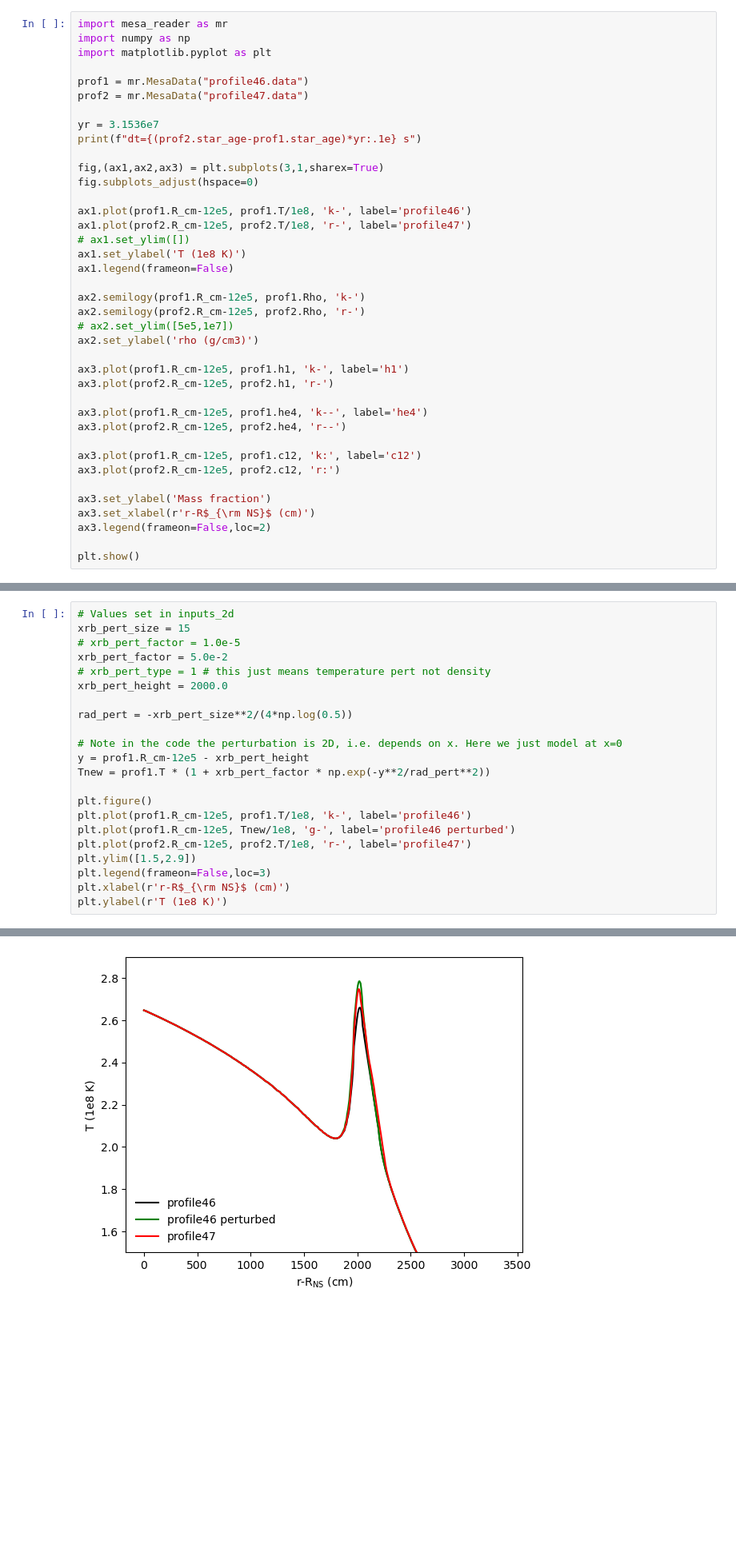
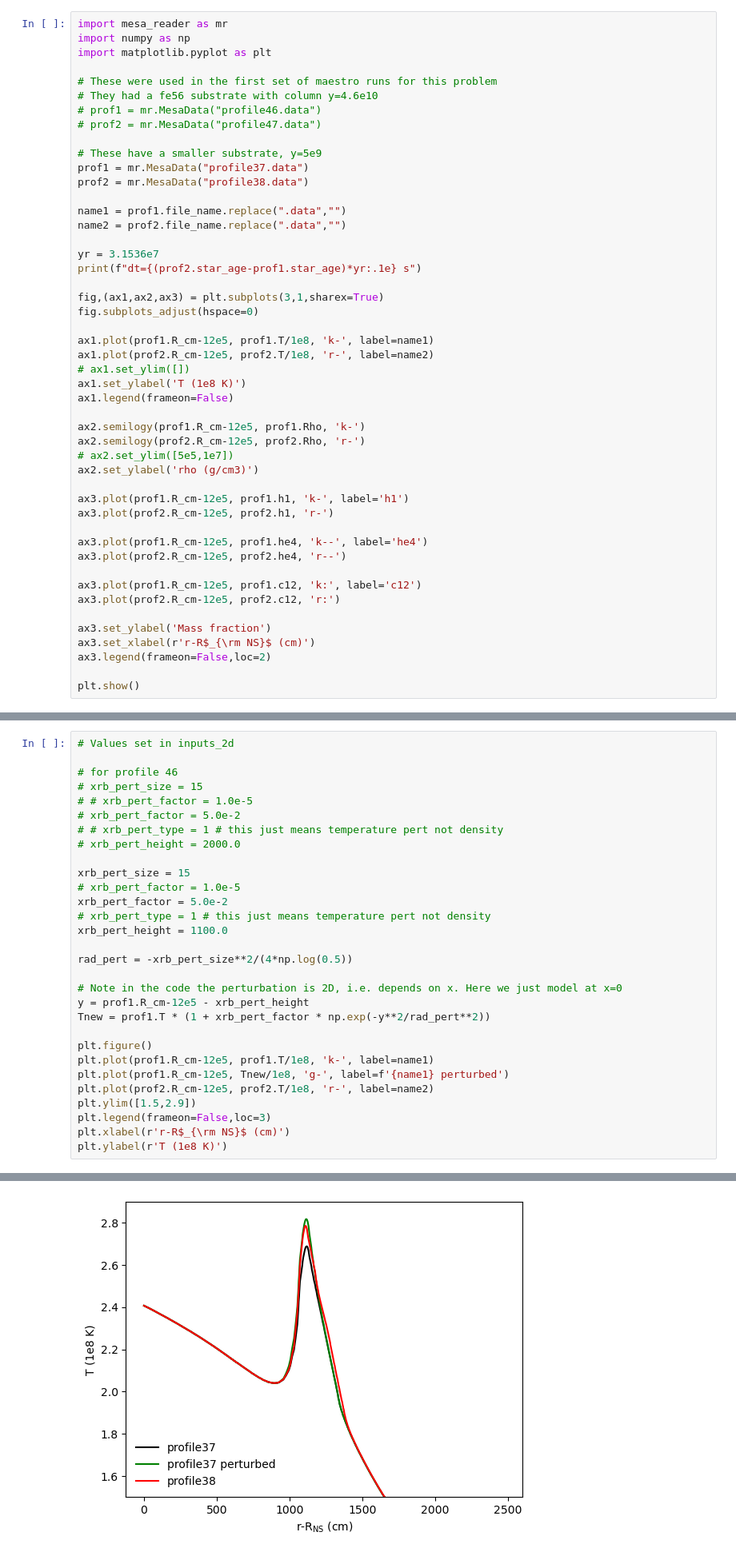
Before and after one commit to AMReX-Astro/MAESTROeX, a Jupyter notebook: Exec/science/xrb_layered/create_initial_model/ignition_analysis.ipynb, the cells around one changed output, grey strips where cells are left out. Shown at 80% size. Cells and saved outputs as stored; diff of their text form; blank space fills up the shorter version.

Commit message:
update initial model, smaller fe56 layer

```diff
--- a/Exec/science/xrb_layered/create_initial_model/ignition_analysis.ipynb
+++ b/Exec/science/xrb_layered/create_initial_model/ignition_analysis.ipynb
@@ -5,8 +5,17 @@ import mesa_reader as mr
 import numpy as np
 import matplotlib.pyplot as plt
 
-prof1 = mr.MesaData("profile46.data")
-prof2 = mr.MesaData("profile47.data")
+# These were used in the first set of maestro runs for this problem
+# They had a fe56 substrate with column y=4.6e10
+# prof1 = mr.MesaData("profile46.data")
+# prof2 = mr.MesaData("profile47.data")
+
+# These have a smaller substrate, y=5e9
+prof1 = mr.MesaData("profile37.data")
+prof2 = mr.MesaData("profile38.data")
+
+name1 = prof1.file_name.replace(".data","")
+name2 = prof2.file_name.replace(".data","")
 
 yr = 3.1536e7
 print(f"dt={(prof2.star_age-prof1.star_age)*yr:.1e} s")
@@ -14,8 +23,8 @@ print(f"dt={(prof2.star_age-prof1.star_age)*yr:.1e} s")
 fig,(ax1,ax2,ax3) = plt.subplots(3,1,sharex=True)
 fig.subplots_adjust(hspace=0)
 
-ax1.plot(prof1.R_cm-12e5, prof1.T/1e8, 'k-', label='profile46')
-ax1.plot(prof2.R_cm-12e5, prof2.T/1e8, 'r-', label='profile47')
+ax1.plot(prof1.R_cm-12e5, prof1.T/1e8, 'k-', label=name1)
+ax1.plot(prof2.R_cm-12e5, prof2.T/1e8, 'r-', label=name2)
 # ax1.set_ylim([])
 ax1.set_ylabel('T (1e8 K)')
 ax1.legend(frameon=False)
@@ -88,26 +97,34 @@ Both models are past the thin shell instability, but note that this underestimat
 Maestro applies a temperature perturbation at the beginning of the run, see `MaestroInitData.cpp`. We reproduce this here to see the effect.
 # %%
 # Values set in inputs_2d
+
+# for profile 46
+# xrb_pert_size = 15
+# # xrb_pert_factor = 1.0e-5
+# xrb_pert_factor = 5.0e-2
+# # xrb_pert_type = 1 # this just means temperature pert not density
+# xrb_pert_height = 2000.0
+
 xrb_pert_size = 15
 # xrb_pert_factor = 1.0e-5
 xrb_pert_factor = 5.0e-2
 # xrb_pert_type = 1 # this just means temperature pert not density
-xrb_pert_height = 2000.0
+xrb_pert_height = 1100.0
 
 rad_pert = -xrb_pert_size**2/(4*np.log(0.5))
 
 # Note in the code the perturbation is 2D, i.e. depends on x. Here we just model at x=0
 y = prof1.R_cm-12e5 - xrb_pert_height
 Tnew = prof1.T * (1 + xrb_pert_factor * np.exp(-y**2/rad_pert**2))
 
 plt.figure()
-plt.plot(prof1.R_cm-12e5, prof1.T/1e8, 'k-', label='profile46')
-plt.plot(prof1.R_cm-12e5, Tnew/1e8, 'g-', label='profile46 perturbed')
-plt.plot(prof2.R_cm-12e5, prof2.T/1e8, 'r-', label='profile47')
+plt.plot(prof1.R_cm-12e5, prof1.T/1e8, 'k-', label=name1)
+plt.plot(prof1.R_cm-12e5, Tnew/1e8, 'g-', label=f'{name1} perturbed')
+plt.plot(prof2.R_cm-12e5, prof2.T/1e8, 'r-', label=name2)
 plt.ylim([1.5,2.9])
 plt.legend(frameon=False,loc=3)
 plt.xlabel(r'r-R$_{\rm NS}$ (cm)')
 plt.ylabel(r'T (1e8 K)')
 # %% [output]
 Text(0, 0.5, 'T (1e8 K)')
-[figure, old version]
+[figure, new version]
```
Also changed, not shown: parts of 2 cells of this notebook, 10 other files.
